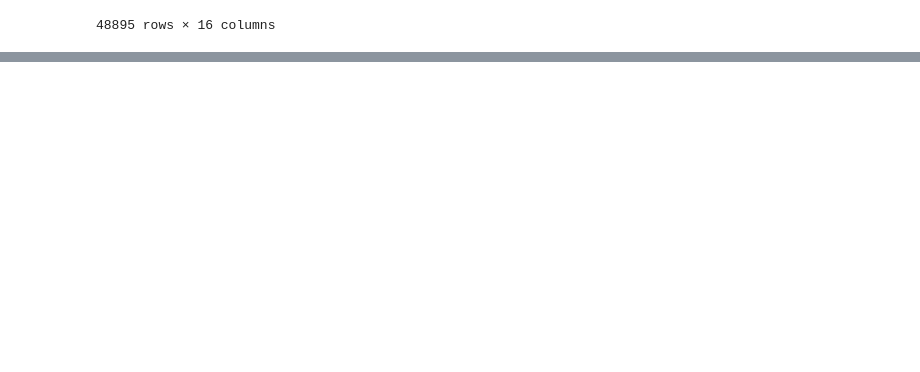
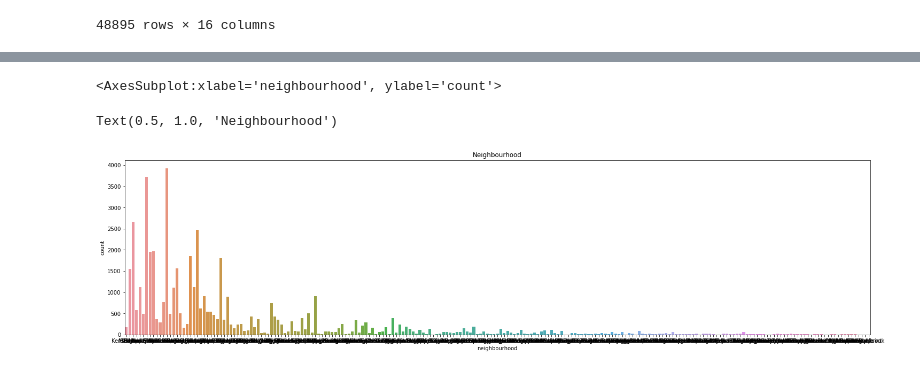
Before and after one commit to JoshRodz027/Airbnb_price_optimization, a Jupyter notebook: EDA.ipynb, the cells around one changed output, grey strips where cells are left out. Cells and saved outputs as stored; diff of their text form; code cells hidden in the pictures; blank space fills up the shorter version.

```diff
--- a/EDA.ipynb
+++ b/EDA.ipynb
@@ -72,0 +134,4 @@ memory usage: 6.0+ MB
+# %%
+# Check duplicates and drop duplicates if any
+df.duplicated().sum()
+df.drop_duplicates(inplace=True)
@@ -72,0 +142,4 @@ memory usage: 6.0+ MB
+# %%
+# Drop unused or quantitatively insignificant columns
+df.drop(['name','id','host_name','last_review'], axis=1, inplace=True)
+df.dtypes
@@ -72,0 +206,10 @@ memory usage: 6.0+ MB
+# %%
+# neighbourhood
+sns.countplot(df['neighbourhood'] )
+fig = plt.gcf()
+fig.set_size_inches(25,6)
+plt.title('Neighbourhood')
+# %% [output]
+<AxesSubplot:xlabel='neighbourhood', ylabel='count'>
+Text(0.5, 1.0, 'Neighbourhood')
+[figure, added]
```
Also changed, not shown: parts of 22 cells of this notebook, 1 other file.
